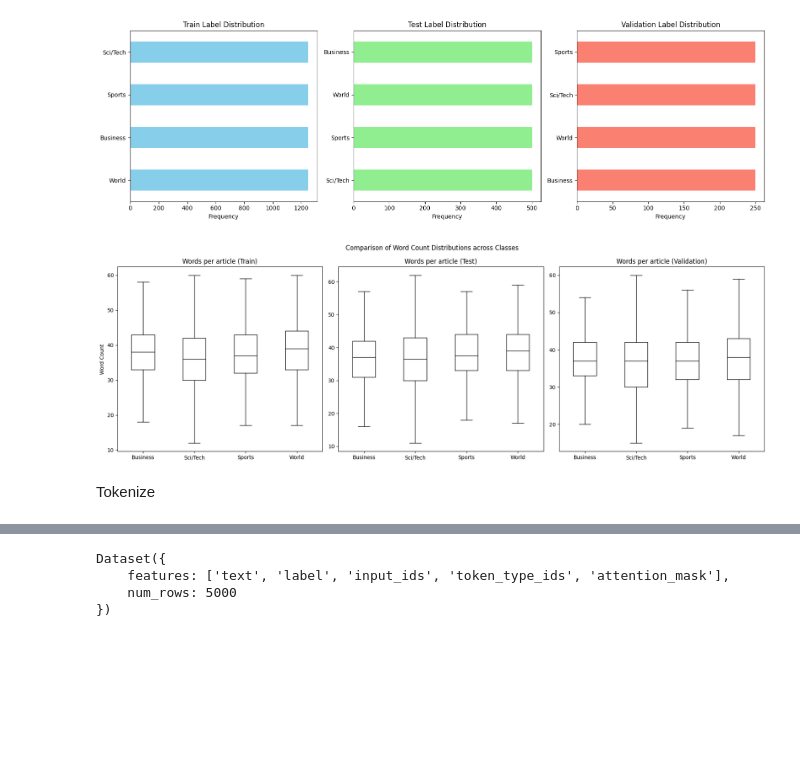
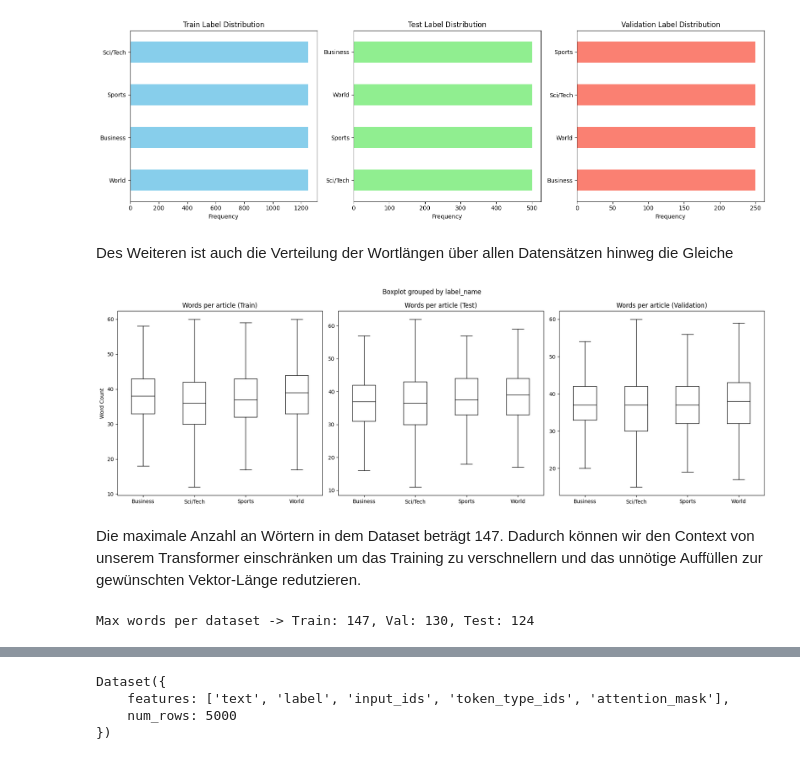
Before and after one commit to Halace-cmd/RDL, a Jupyter notebook: RDL_Ex2.ipynb, the cells around one changed output, grey strips where cells are left out. Drawn from its saved outputs; the diff is of its cells as text; code cells hidden in the pictures; blank space fills up the shorter version.

```diff
--- a/RDL_Ex2.ipynb
+++ b/RDL_Ex2.ipynb
@@ -89,32 +126,37 @@ plt.tight_layout()
 plt.show()
 # %% [output]
 [figure]
+# %% [markdown]
+Des Weiteren ist auch die Verteilung der Wortlängen über allen Datensätzen hinweg die Gleiche
 # %%
 df_train["Words per article"] = df_train["text"].str.split().apply(len)
 df_val["Words per article"] = df_val["text"].str.split().apply(len)
 df_test["Words per article"] = df_test["text"].str.split().apply(len)
 
 fig, axes = plt.subplots(1, 3, figsize=(18, 6))
 
 df_train.boxplot("Words per article", by="label_name", grid=False, showfliers=False, ax=axes[0], color="black")
 axes[0].set_title("Words per article (Train)")
 axes[0].set_xlabel("")
 axes[0].set_ylabel('Word Count')
 
 df_test.boxplot("Words per article", by="label_name", grid=False, showfliers=False, ax=axes[1], color="black")
 axes[1].set_title("Words per article (Test)")
 axes[1].set_xlabel("")
 axes[1].set_ylabel('')
 
 df_val.boxplot("Words per article", by="label_name", grid=False, showfliers=False, ax=axes[2], color="black")
 axes[2].set_title("Words per article (Validation)")
 axes[2].set_xlabel("")
 axes[2].set_ylabel('')
 
-plt.suptitle("Comparison of Word Count Distributions across Classes")
 plt.tight_layout()
 plt.show()
 # %% [output]
-[figure, old version]
+[figure, new version]
-# %% [markdown]
-Tokenize
+# %% [markdown]
+Die maximale Anzahl an Wörtern in dem Dataset beträgt 147. Dadurch können wir den Context von unserem Transformer einschränken um das Training zu verschnellern und das unnötige Auffüllen zur gewünschten Vektor-Länge redutzieren.
+# %%
+print(f"Max words per dataset -> Train: {df_train['Words per article'].max()}, Val: {df_val['Words per article'].max()}, Test: {df_test['Words per article'].max()}")
+# %% [output]
+Max words per dataset -> Train: 147, Val: 130, Test: 124
```
Also changed, not shown: parts of 36 cells of this notebook.
